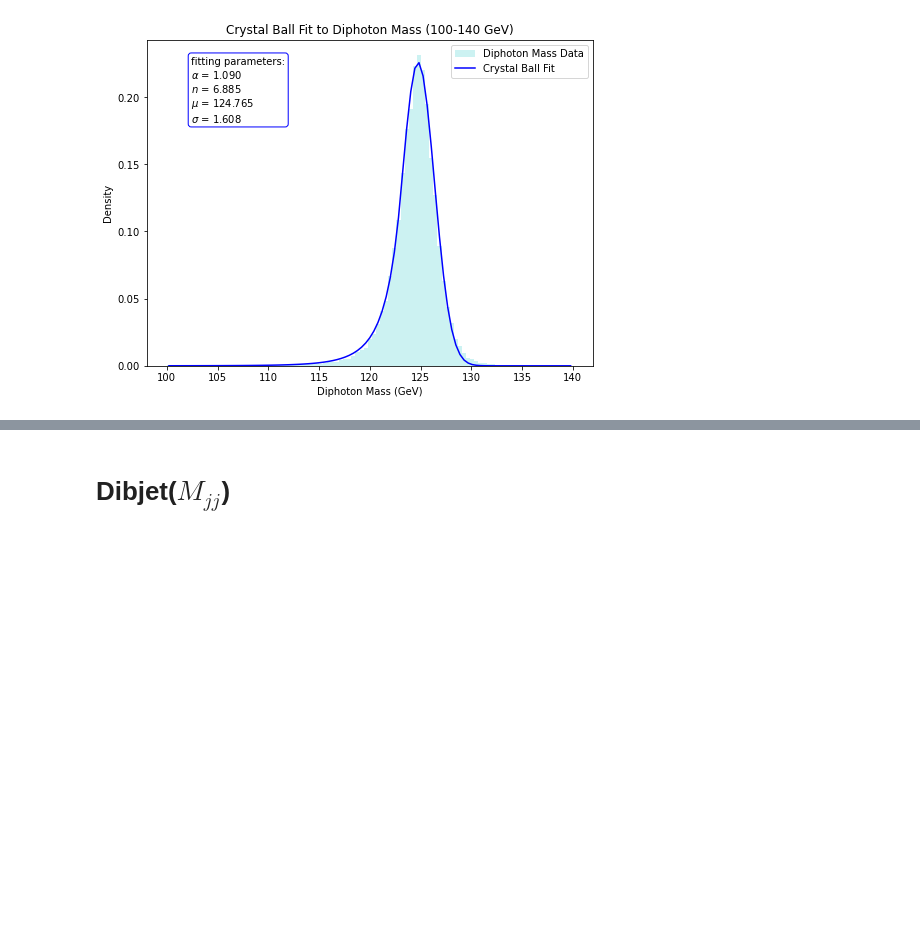
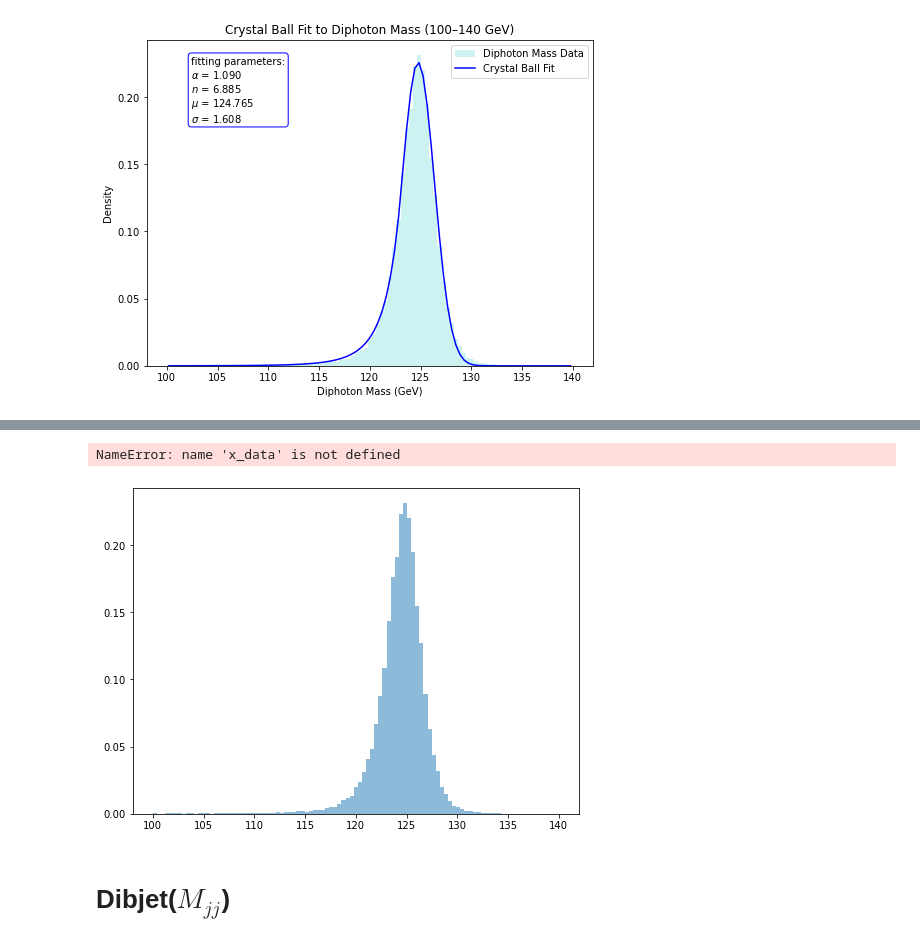
Before and after one commit to tiwariPC/hhbbgg_AwkwardAnalyzer, a Jupyter notebook: stats_study/notebook_signal_fitting/signal_mass_fitting_final.ipynb, the cells around one changed output, grey strips where cells are left out. Saved outputs shown, nothing was run; the diff lists cells and outputs as text; code cells hidden in the pictures; blank space fills up the shorter version.

```diff
--- a/stats_study/notebook_signal_fitting/signal_mass_fitting_final.ipynb
+++ b/stats_study/notebook_signal_fitting/signal_mass_fitting_final.ipynb
@@ -228,3 +369,17 @@ for i in range(len(bin_centers)):
 # Save the histogram to the ROOT file
 hist_sig.Write()
 fout.Close()
+# %%
+def sum_of_gaussians(x, *params):
+    """
+    Sum of N Gaussian functions.
+    params = [amp1, mu1, sigma1, amp2, mu2, sigma2, ..., ampN, muN, sigmaN]
+    """
+    n_gaussians = len(params) // 3
+    y = np.zeros_like(x)
+    for i in range(n_gaussians):
+        amp = params[3*i]
+        mu = params[3*i+1]
+        sigma = params[3*i+2]
+        y += amp * np.exp(-0.5 * ((x - mu)/sigma)**2)
+    return y
@@ -231,3 +428,15 @@ fout.Close()
+# %%
+plt.figure(figsize=(8,6))
+plt.hist(filtered_mass, bins=bins, density=True, alpha=0.5, label="Data")
+plt.plot(x_data, sum_of_gaussians(x_data, *best_popt), 'r-', label=f"{best_n}-Gaussian Fit")
+plt.xlabel("Diphoton Mass (GeV)")
+plt.ylabel("Density")
+plt.legend()
+plt.title("Sum of Gaussians Fit to Diphoton Mass")
+plt.show()
+# %% [output]
+NameError: name 'x_data' is not defined
+[figure, added]
 # %% [markdown]
 # Dibjet($M_{jj}$)
 # %%
```
Also changed, not shown: parts of 7 cells of this notebook, 1 other file.
